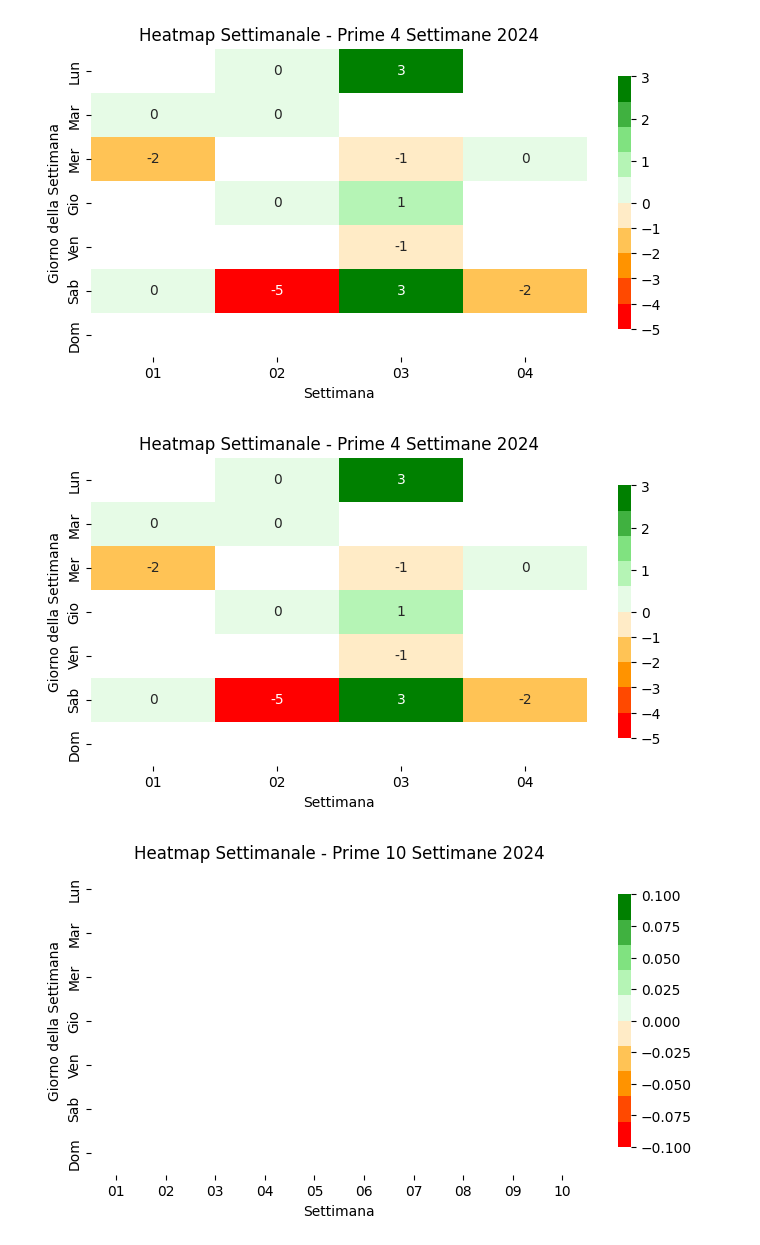
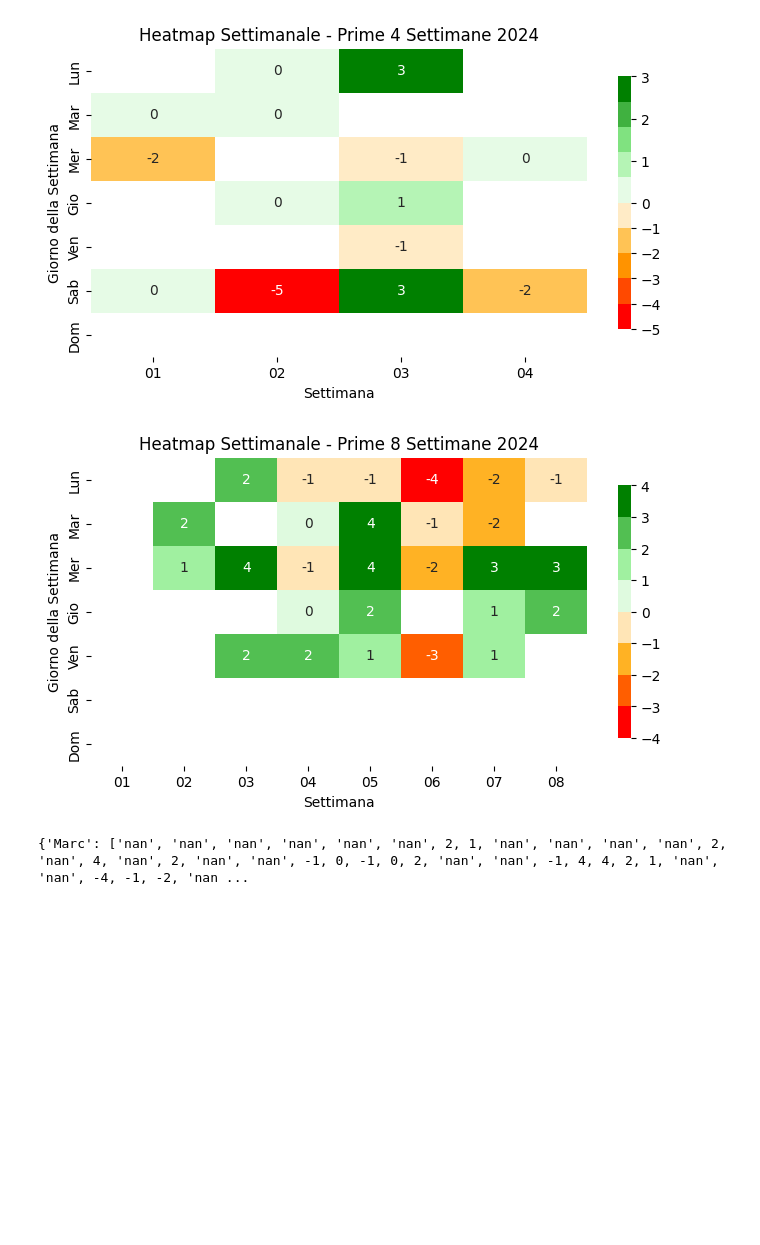
Before and after one commit to marcybon/test_nb, a Jupyter notebook: bestemmie_1.ipynb, the cells around one changed output. Saved outputs shown, nothing was run; the diff lists cells and outputs as text; code cells hidden in the pictures; blank space fills up the shorter version.

```diff
--- a/bestemmie_1.ipynb
+++ b/bestemmie_1.ipynb
@@ -826,45 +826,86 @@ def crea_heatmap_settimanale(df_valori, anno, numero_settimane=10):
             indice_valore += 1
     df = pd.DataFrame(settimane)
 
     # Pivot per creare la matrice per la heatmap
     df_pivot = df.pivot(index='Giorno', columns='Settimana', values='Valore')
     # Ordina i giorni della settimana
     df_pivot = df_pivot.reindex(giorni_settimana)
 
     # Crea una maschera personalizzata per i valori 'nan'
     mask = df_pivot.applymap(lambda x: pd.isna(x))
 
     colors = ["red", "orange", "white", "lightgreen", "green"]
-    custom_cmap = LinearSegmentedColormap.from_list("custom_cmap", colors, N=10)
+    custom_cmap = LinearSegmentedColormap.from_list("custom_cmap", colors, N=8)
     norm = TwoSlopeNorm(vmin=df_pivot.min().min(), vcenter=0, vmax=df_pivot.max().max())
 
     # Crea la heatmap
     plt.figure(figsize=(8, 4))
+    #sns.heatmap(df_pivot, annot=True, cmap='ocean', fmt='d')  # cmap='viridis' per colori casuali
     sns.heatmap(df_pivot, annot=True, cmap=custom_cmap, fmt='g', norm=norm, mask=mask, cbar_kws={'shrink': .82})
     plt.title(f'Heatmap Settimanale - Prime {numero_settimane} Settimane {anno}')
     plt.xlabel('Settimana')
     plt.ylabel('Giorno della Settimana')
     plt.show()
 
 # Dati forniti
-dati_input = ['nan', 0, -2, 'nan', 'nan', 0, 'nan', 0, 0, 'nan', 0, 'nan', -5, 'nan', 3, 'nan', -1, 1, -1, 3, 'nan', 'nan', 'nan', 0, 'nan', 'nan', -2, 'nan']
-
+dati_input = ['nan', 'nan','nan', 'nan', 'nan', 'nan', 'nan', 'nan', 2, 1, 'nan', 'nan', 'nan', 'nan', 2, 'nan', 4, 'nan', 2, 'nan', 'nan', -1, 0, -1, 0, 2, 'nan', 'nan', -1, 4, 4, 2, 1, 'nan', 'nan', -4, -1, -2, 'nan', -3, 'nan', 'nan', -2, -2, 3, 1, 1, 'nan', 'nan', -1, 'nan', 3, 2, 'nan', 'nan', 'nan', 'nan', 'nan', 'nan', 'nan', 'nan']
 # Gestione dei nan e conversione in numeri
 dati_numerici = [np.nan if x == 'nan' else int(x) for x in dati_input]
 
 # Crea DataFrame
 df_valori = pd.DataFrame({'Valore': dati_numerici})
 
-# Esempio di utilizzo 1
-crea_heatmap_settimanale(df_valori, 2024, 4)  # Heatmap per le prime 4 settimane del 2024
-
-# Esempio di utilizzo 2: array di soli 'nan' per 10 settimane
-numero_settimane_nan = 10
-lunghezza_dati_nan = numero_settimane_nan * 7  # 7 giorni per settimana
-dati_nan = [np.nan] * lunghezza_dati_nan
-df_valori_nan = pd.DataFrame({'Valore': dati_nan})
-
-crea_heatmap_settimanale(df_valori_nan, 2024, numero_settimane_nan)
+# Esempio di utilizzo
+crea_heatmap_settimanale(df_valori, 2024, 8)  # Heatmap per le prime x settimane del 2024
 # %% [output]
-[figure, old version]
+[figure, new version]
-[figure, removed]
+# %%
+def genera_dizionario_partite(giornate_giocate, risultati, nome_giocatore):
+    """
+    Genera un dizionario con i risultati delle partite, includendo i giorni mancanti con 'nan'.
+    Calcola tutte le giornate possibili all'interno della funzione.
+
+    Args:
+        giornate_giocate (list): Lista delle giornate in cui sono state giocate partite.
+        risultati (list): Lista dei risultati ottenuti nelle giornate corrispondenti.
+        nome_giocatore (str): Nome del giocatore.
+
+    Returns:
+        dict: Dizionario con i risultati del giocatore, inclusi i giorni mancanti.
+    """
+
+    # Calcola tutte le giornate possibili (esempio semplificato)
+    # In uno scenario reale, dovresti avere un modo più robusto per generare le date
+    mesi = ['gen', 'feb']
+    giorni_per_mese = {'gen': 31, 'feb': 28}  # Assumiamo un anno non bisestile
+
+    tutte_le_giornate = []
+    for mese in mesi:
+        for giorno in range(1, giorni_per_mese[mese] + 1):
+            tutte_le_giornate.append(f'{giorno} {mese}')
+
+    # Crea un dizionario temporaneo per mappare le giornate ai risultati
+    risultati_mappati = dict(zip(giornate_giocate, risultati))
+
+    # Crea la lista dei risultati completi
+    risultati_completi = []
+    for giornata in tutte_le_giornate:
+        if giornata in risultati_mappati:
+            risultati_completi.append(risultati_mappati[giornata])
+        else:
+            risultati_completi.append('nan')
+
+    # Crea il dizionario finale
+    dizionario_partite = {nome_giocatore: risultati_completi}
+
+    return dizionario_partite
+
+# Esempio di utilizzo
+giornate = ['7 gen', '8 gen', '10 gen', '13 gen', '15 gen', '17 gen', '20 gen', '21 gen', '22 gen', '23 gen', '24 gen', '27 gen', '28 gen', '29 gen', '30 gen', '31 gen', '3 feb', '4 feb', '5 feb', '7 feb', '10 feb', '11 feb', '12 feb', '13 feb', '14 feb', '17 feb', '19 feb', '20 feb']
+risultati_giocatore = [2, 1, 'nan', 2, 4, 2, -1, 0, -1, 0, 2, -1, 4, 4, 2, 1, -4, -1, -2, -3, -2, -2, 3, 1, 1, -1, 3, 2]
+nome = 'Marc'
+
+risultato = genera_dizionario_partite(giornate, risultati_giocatore, nome)
+print(risultato)
+# %% [output]
+{'Marc': ['nan', 'nan', 'nan', 'nan', 'nan', 'nan', 2, 1, 'nan', 'nan', 'nan', 'nan', 2, 'nan', 4, 'nan', 2, 'nan', 'nan', -1, 0, -1, 0, 2, 'nan', 'nan', -1, 4, 4, 2, 1, 'nan', 'nan', -4, -1, -2, 'nan ...
```
Also changed, not shown: parts of 2 cells of this notebook.
